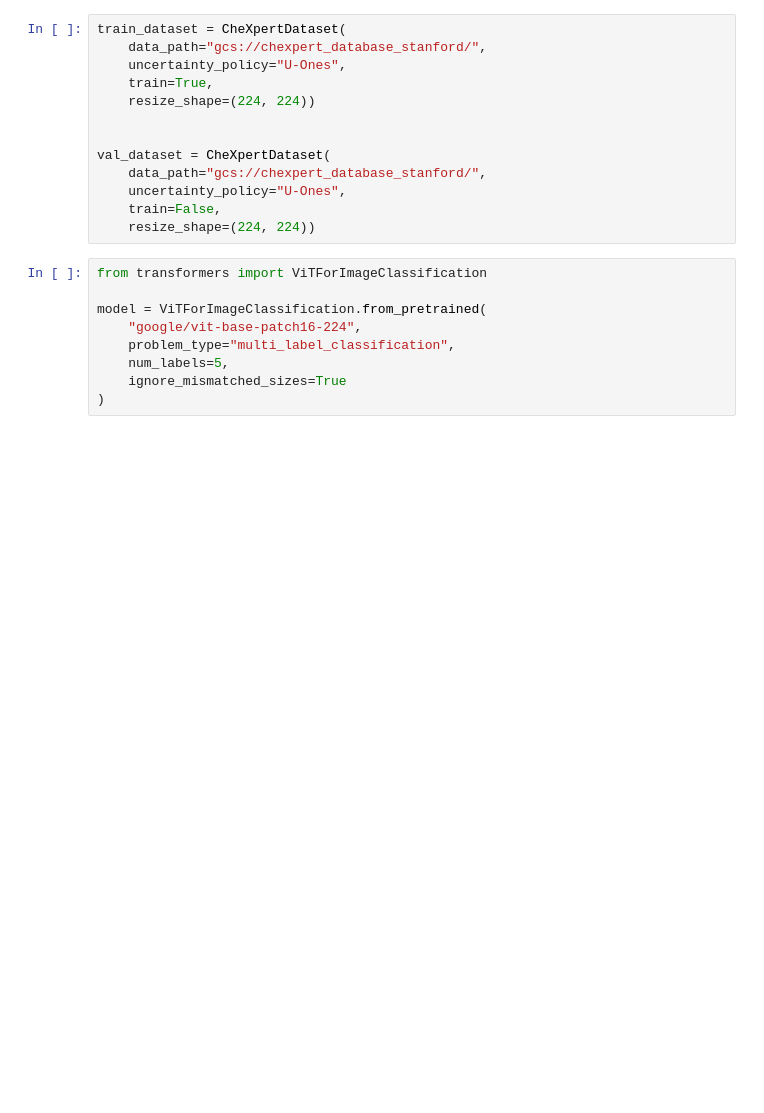
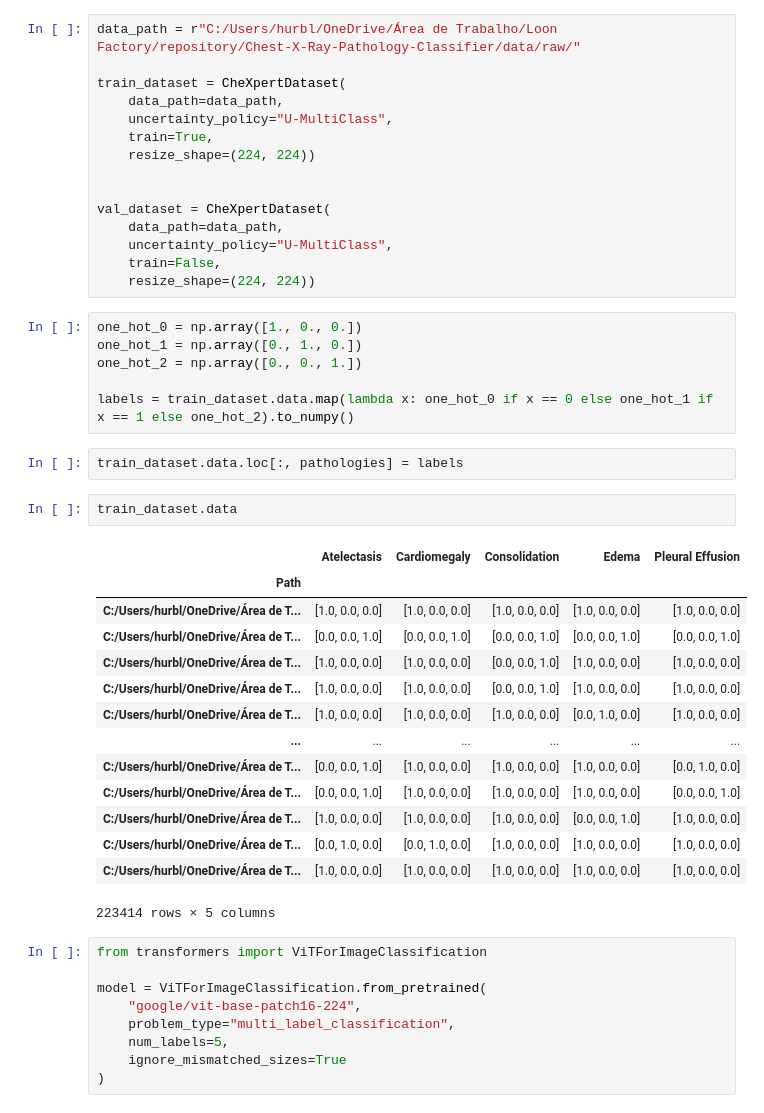
Before and after one commit to cruz-lucas/Chest-X-Ray-Pathology-Classifier, a Jupyter notebook: notebooks/5.0-vit.ipynb, the cells around one changed output. Saved outputs shown, nothing was run; the diff lists cells and outputs as text; blank space fills up the shorter version.

Commit message:
fix loss and labels for multiclass

```diff
--- a/notebooks/5.0-vit.ipynb
+++ b/notebooks/5.0-vit.ipynb
@@ -147,18 +177,45 @@ class CheXpertDataset(Dataset):
         """
         return len(self.image_names)
 # %%
+data_path = r"C:/Users/hurbl/OneDrive/Área de Trabalho/Loon Factory/repository/Chest-X-Ray-Pathology-Classifier/data/raw/"
+
 train_dataset = CheXpertDataset(
-    data_path="gcs://chexpert_database_stanford/",
-    uncertainty_policy="U-Ones",
+    data_path=data_path,
+    uncertainty_policy="U-MultiClass",
     train=True,
     resize_shape=(224, 224))
 
 
 val_dataset = CheXpertDataset(
-    data_path="gcs://chexpert_database_stanford/",
-    uncertainty_policy="U-Ones",
+    data_path=data_path,
+    uncertainty_policy="U-MultiClass",
     train=False,
     resize_shape=(224, 224))
+# %%
+one_hot_0 = np.array([1., 0., 0.])
+one_hot_1 = np.array([0., 1., 0.])
+one_hot_2 = np.array([0., 0., 1.])
+
+labels = train_dataset.data.map(lambda x: one_hot_0 if x == 0 else one_hot_1 if x == 1 else one_hot_2).to_numpy()
+# %%
+train_dataset.data.loc[:, pathologies] = labels
+# %%
+train_dataset.data
+# %% [output]
+|  | Atelectasis | Cardiomegaly | Consolidation | Edema | Pleural Effusion |
+| Path |  |  |  |  |  |
+| C:/Users/hurbl/OneDrive/Área de T... | [1.0, 0.0, 0.0] | [1.0, 0.0, 0.0] | [1.0, 0.0, 0.0] | [1.0, 0.0, 0.0] | [1.0, 0.0, 0.0] |
+| C:/Users/hurbl/OneDrive/Área de T... | [0.0, 0.0, 1.0] | [0.0, 0.0, 1.0] | [0.0, 0.0, 1.0] | [0.0, 0.0, 1.0] | [0.0, 0.0, 1.0] |
+| C:/Users/hurbl/OneDrive/Área de T... | [1.0, 0.0, 0.0] | [1.0, 0.0, 0.0] | [0.0, 0.0, 1.0] | [1.0, 0.0, 0.0] | [1.0, 0.0, 0.0] |
+| C:/Users/hurbl/OneDrive/Área de T... | [1.0, 0.0, 0.0] | [1.0, 0.0, 0.0] | [0.0, 0.0, 1.0] | [1.0, 0.0, 0.0] | [1.0, 0.0, 0.0] |
+| C:/Users/hurbl/OneDrive/Área de T... | [1.0, 0.0, 0.0] | [1.0, 0.0, 0.0] | [1.0, 0.0, 0.0] | [0.0, 1.0, 0.0] | [1.0, 0.0, 0.0] |
+| ... | ... | ... | ... | ... | ... |
+| C:/Users/hurbl/OneDrive/Área de T... | [0.0, 0.0, 1.0] | [1.0, 0.0, 0.0] | [1.0, 0.0, 0.0] | [1.0, 0.0, 0.0] | [0.0, 1.0, 0.0] |
+| C:/Users/hurbl/OneDrive/Área de T... | [0.0, 0.0, 1.0] | [1.0, 0.0, 0.0] | [1.0, 0.0, 0.0] | [1.0, 0.0, 0.0] | [0.0, 0.0, 1.0] |
+| C:/Users/hurbl/OneDrive/Área de T... | [1.0, 0.0, 0.0] | [1.0, 0.0, 0.0] | [1.0, 0.0, 0.0] | [0.0, 0.0, 1.0] | [1.0, 0.0, 0.0] |
+| C:/Users/hurbl/OneDrive/Área de T... | [0.0, 1.0, 0.0] | [0.0, 1.0, 0.0] | [1.0, 0.0, 0.0] | [1.0, 0.0, 0.0] | [1.0, 0.0, 0.0] |
+| C:/Users/hurbl/OneDrive/Área de T... | [1.0, 0.0, 0.0] | [1.0, 0.0, 0.0] | [1.0, 0.0, 0.0] | [1.0, 0.0, 0.0] | [1.0, 0.0, 0.0] |
+223414 rows × 5 columns
 # %%
 from transformers import ViTForImageClassification
 
```
Also changed, not shown: parts of 1 cell of this notebook, 5 other files.
